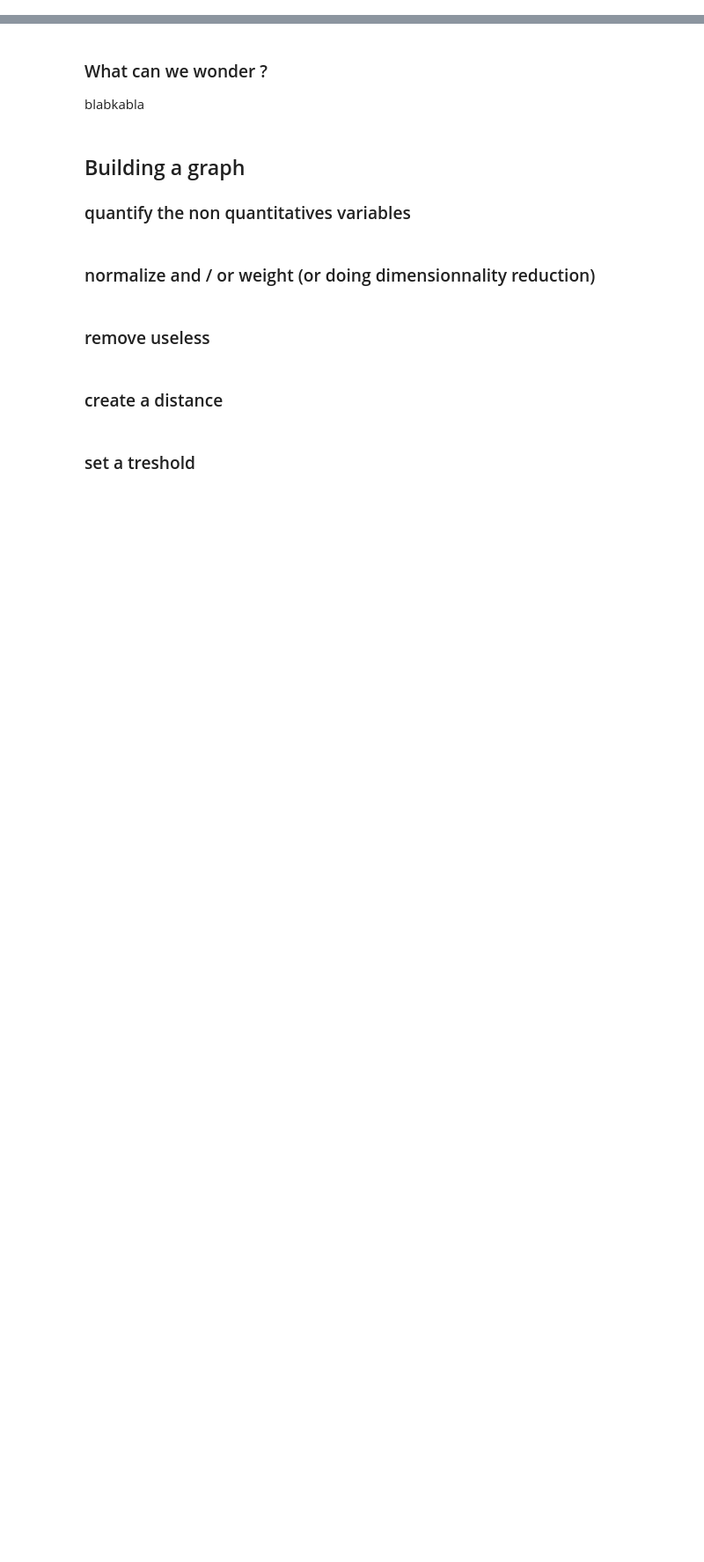
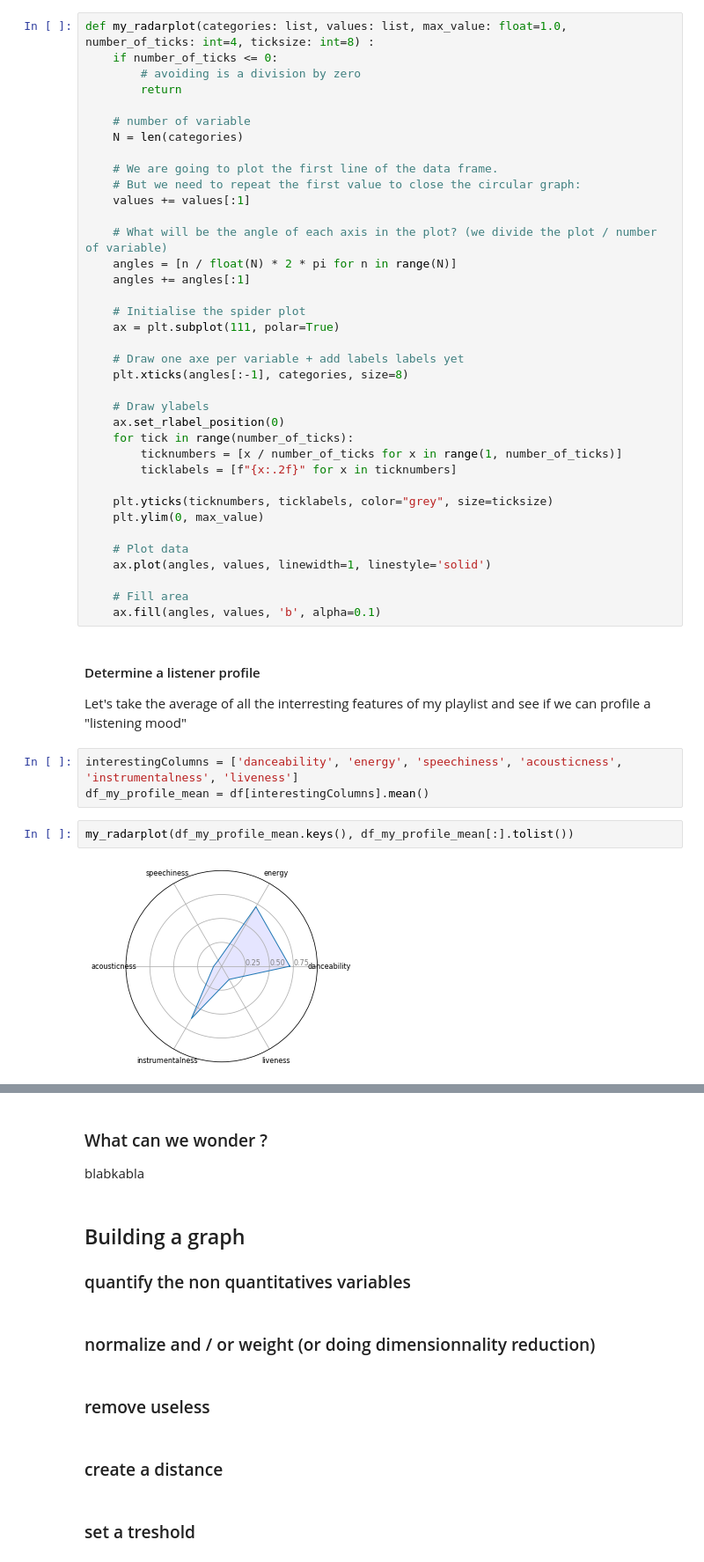
Before and after one commit to GabrieldeBlois/GraphsAndMatching, a Jupyter notebook: src/Project.ipynb, the cells around one changed output, grey strips where cells are left out. Shown: that part at 88% size. Cells and saved outputs as stored; diff of their text form; blank space fills up the shorter version.

```diff
--- a/src/Project.ipynb
+++ b/src/Project.ipynb
@@ -25,0 +77,47 @@ blablabla
+# %%
+def my_radarplot(categories: list, values: list, max_value: float=1.0, number_of_ticks: int=4, ticksize: int=8) :
+    if number_of_ticks <= 0:
+        # avoiding is a division by zero
+        return
+
+    # number of variable
+    N = len(categories)
+
+    # We are going to plot the first line of the data frame.
+    # But we need to repeat the first value to close the circular graph:
+    values += values[:1]
+
+    # What will be the angle of each axis in the plot? (we divide the plot / number of variable)
+    angles = [n / float(N) * 2 * pi for n in range(N)]
+    angles += angles[:1]
+
+    # Initialise the spider plot
+    ax = plt.subplot(111, polar=True)
+
+    # Draw one axe per variable + add labels labels yet
+    plt.xticks(angles[:-1], categories, size=8)
+
+    # Draw ylabels
+    ax.set_rlabel_position(0)
+    for tick in range(number_of_ticks):
+        ticknumbers = [x / number_of_ticks for x in range(1, number_of_ticks)]
+        ticklabels = [f"{x:.2f}" for x in ticknumbers]
+
+    plt.yticks(ticknumbers, ticklabels, color="grey", size=ticksize)
+    plt.ylim(0, max_value)
+
+    # Plot data
+    ax.plot(angles, values, linewidth=1, linestyle='solid')
+
+    # Fill area
+    ax.fill(angles, values, 'b', alpha=0.1)
+# %% [markdown]
+#### Determine a listener profile
+Let's take the average of all the interresting features of my playlist and see if we can profile a "listening mood"
+# %%
+interestingColumns = ['danceability', 'energy', 'speechiness', 'acousticness', 'instrumentalness', 'liveness']
+df_my_profile_mean = df[interestingColumns].mean()
+# %%
+my_radarplot(df_my_profile_mean.keys(), df_my_profile_mean[:].tolist())
+# %% [output]
+[figure, added]
```
Also changed, not shown: parts of 8 cells of this notebook, 5 other files.
